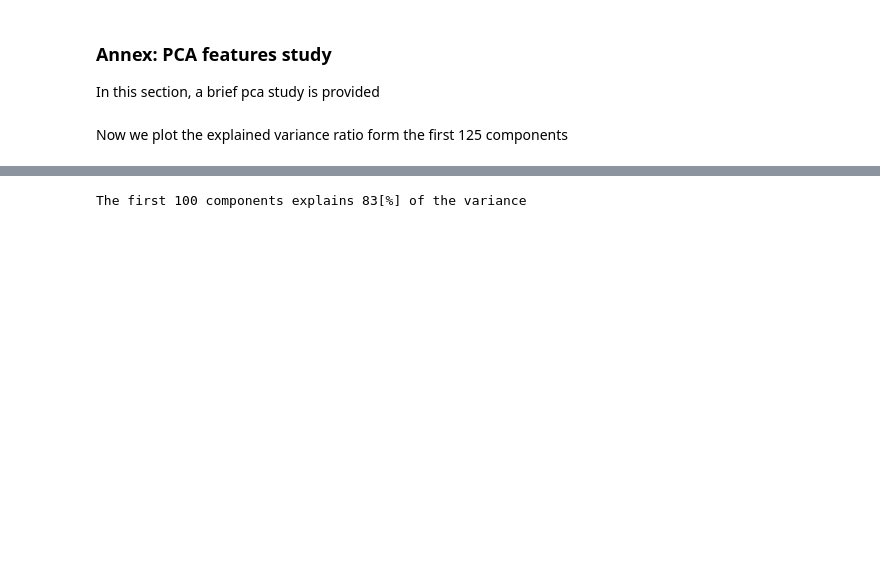
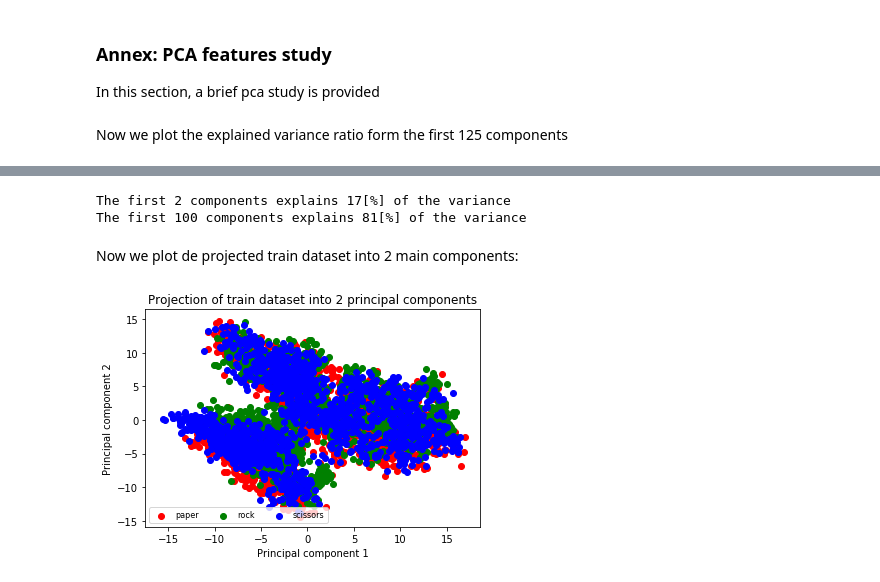
Before and after one commit to juanneilson/machine-learning, a Jupyter notebook: projects/capstone/Cachipun.ipynb, the cells around one changed output, grey strips where cells are left out. Saved outputs shown, nothing was run; the diff lists cells and outputs as text; code cells hidden in the pictures; blank space fills up the shorter version.

```diff
--- a/projects/capstone/Cachipun.ipynb
+++ b/projects/capstone/Cachipun.ipynb
@@ -450,4 +500,27 @@ plt.show()
 # %%
-print ("The first 100 components explains %d[%%] of the variance" % (np.sum(pca.explained_variance_ratio_[0:100]*100)) )
+print ("The first 2 components explains %d[%%] of the variance" % (np.sum(pca.explained_variance_ratio_[0:2]*100)) )
+print ("The first 100 components explains %d[%%] of the variance" % (np.sum(pca.explained_variance_ratio_[0:101]*100)) )
 # %% [output]
-The first 100 components explains 83[%] of the variance
+The first 2 components explains 17[%] of the variance
+The first 100 components explains 81[%] of the variance
+# %% [markdown]
+Now we plot de projected train dataset into 2 main components:
+# %%
+train_targets_int = get_int_targets(train_targets_aug)
+the_colors = ['r', 'g', 'b']
+series=[]
+for color, i, target_name in zip(the_colors, [0, 1, 2],train_targets_int):
+    si = plt.scatter(pca_samples[train_targets_int==i,1], pca_samples[train_targets_int==i,2],c=color, lw=1)
+    series.append(si)
+
+plt.legend(series, class_names,
+       scatterpoints=1,
+       loc='lower left',
+       ncol=3,
+       fontsize=8)
+plt.title("Projection of train dataset into 2 principal components")
+plt.xlabel('Principal component 1')
+plt.ylabel('Principal component 2')
+plt.show()
+# %% [output]
+[figure, added]
```
Also changed, not shown: parts of 13 cells of this notebook, 13 other files.
